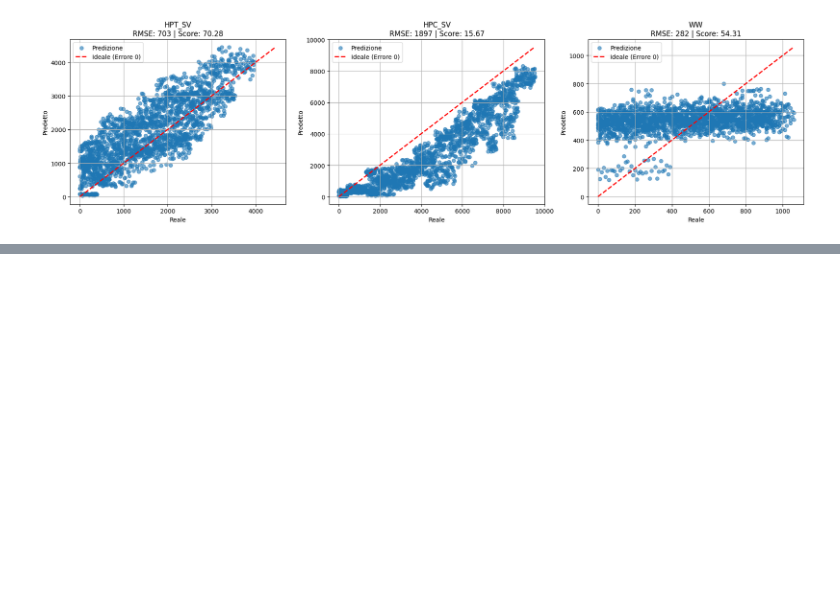
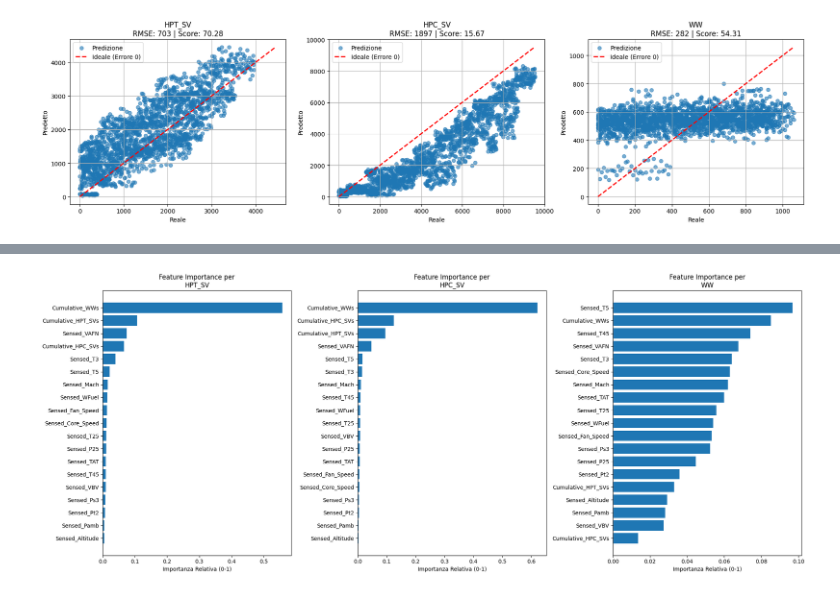
Before and after one commit to grannico/A-PHM-AMERICA-2025, a Jupyter notebook: provaLorenzo.ipynb, the cells around one changed output, grey strips where cells are left out. Saved outputs shown, nothing was run; the diff lists cells and outputs as text; code cells hidden in the pictures; blank space fills up the shorter version.

```diff
--- a/provaLorenzo.ipynb
+++ b/provaLorenzo.ipynb
@@ -615,3 +615,80 @@ VALIDATION (Test) su motore: 104
 --- 4. GENERAZIONE GRAFICI ---
 Grafico salvato come 'error_analysis.png'
 [figure]
+# %%
+#valutazione migliori features
+
+import pandas as pd
+import numpy as np
+import matplotlib.pyplot as plt
+from sklearn.ensemble import RandomForestRegressor
+
+# ==========================================
+# 1. CARICAMENTO E PREPROCESSING RAPIDO
+# ==========================================
+def load_and_prep():
+    print("Caricamento e preparazione dati...")
+    df = pd.read_csv('data/train/training_data.csv') # Assicurati il percorso sia giusto
+
+    # Filtro "Cruise Only"
+    if 'Sensed_Altitude' in df.columns:
+        df = df[df['Sensed_Altitude'] > 20000].copy()
+
+    # Aggregazione
+    sensor_cols = [c for c in df.columns if 'Sensed_' in c]
+    # Aggiungiamo i cumulativi se presenti, sono importanti!
+    meta_cols = [c for c in ['Cumulative_WWs', 'Cumulative_HPC_SVs', 'Cumulative_HPT_SVs'] if c in df.columns]
+    target_cols = ['Cycles_to_HPT_SV', 'Cycles_to_HPC_SV', 'Cycles_to_WW']
+
+    agg_dict = {}
+    for col in sensor_cols: agg_dict[col] = 'mean'
+    for col in meta_cols: agg_dict[col] = 'max'
+    for col in target_cols: agg_dict[col] = 'first'
+
+    df_grouped = df.groupby(['ESN', 'Cycles_Since_New']).agg(agg_dict).reset_index()
+    return df_grouped, sensor_cols + meta_cols
+
+# ==========================================
+# 2. CALCOLO IMPORTANZA FEATURE
+# ==========================================
+def analyze_feature_importance():
+    df, features = load_and_prep()
+    targets = ['Cycles_to_HPT_SV', 'Cycles_to_HPC_SV', 'Cycles_to_WW']
+
+    # Prepariamo il grafico
+    fig, axes = plt.subplots(1, 3, figsize=(20, 8))
+
+    print("\n--- CLASSIFICA FEATURE PIÙ IMPORTANTI ---")
+
+    for i, target in enumerate(targets):
+        # Addestriamo un modello veloce
+        model = RandomForestRegressor(n_estimators=50, random_state=42, n_jobs=-1)
+        model.fit(df[features], df[target])
+
+        # Estraiamo l'importanza
+        importances = model.feature_importances_
+        indices = np.argsort(importances)[::-1] # Indici ordinati decrescenti
+
+        # Stampiamo la Top 5 in console
+        print(f"\nTARGET: {target}")
+        top_5_indices = indices[:5]
+        for idx in top_5_indices:
+            print(f"   {features[idx]}: {importances[idx]:.4f}")
+
+        # Disegniamo il grafico
+        ax = axes[i]
+        ax.barh(range(len(features)), importances[indices], align='center')
+        ax.set_yticks(range(len(features)))
+        ax.set_yticklabels([features[i] for i in indices])
+        ax.invert_yaxis() # La più importante in alto
+        ax.set_title(f"Feature Importance per\n{target.replace('Cycles_to_', '')}")
+        ax.set_xlabel("Importanza Relativa (0-1)")
+
+    plt.tight_layout()
+    plt.savefig('feature_importance_analysis.png')
+    print("\nGrafico salvato come 'feature_importance_analysis.png'")
+    plt.show()
+
+if __name__ == "__main__":
+    analyze_feature_importance()
+# %% [output]
@@ -617,0 +712 @@ Grafico salvato come 'error_analysis.png'
+[figure, added]
```
Also changed, not shown: parts of 12 cells of this notebook, 12 other files.
